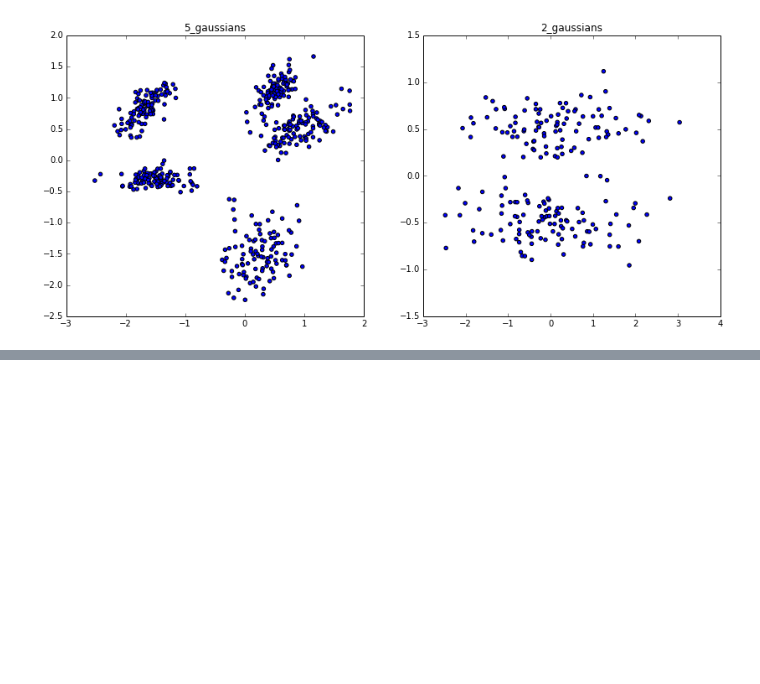
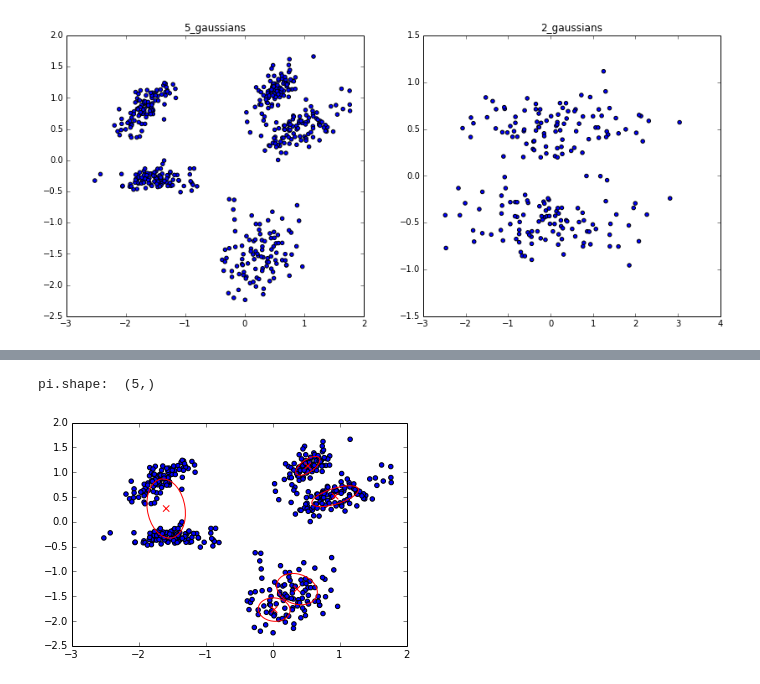
Before and after one commit to philjjoon/Lab-MachineLearning, a Jupyter notebook: ProblemSet-02/ps2_stubs_and_tests/ps2_application.ipynb, the cells around one changed output, grey strips where cells are left out. Saved outputs shown, nothing was run; the diff lists cells and outputs as text; code cells hidden in the pictures; blank space fills up the shorter version.

```diff
--- a/ProblemSet-02/ps2_stubs_and_tests/ps2_application.ipynb
+++ b/ProblemSet-02/ps2_stubs_and_tests/ps2_application.ipynb
@@ -27,0 +59,7 @@ ax2.set_title('2_gaussians')
+# %%
+pi, mu, sigma = imp.em_gmm(data5, 5, init_kmeans=True)
+print 'pi.shape: ', pi.shape
+imp.plot_gmm_solution(data5, mu, sigma)
+# %% [output]
+pi.shape:  (5,)
+[figure, added]
```
Also changed, not shown: parts of 6 cells of this notebook, 2 other files.
